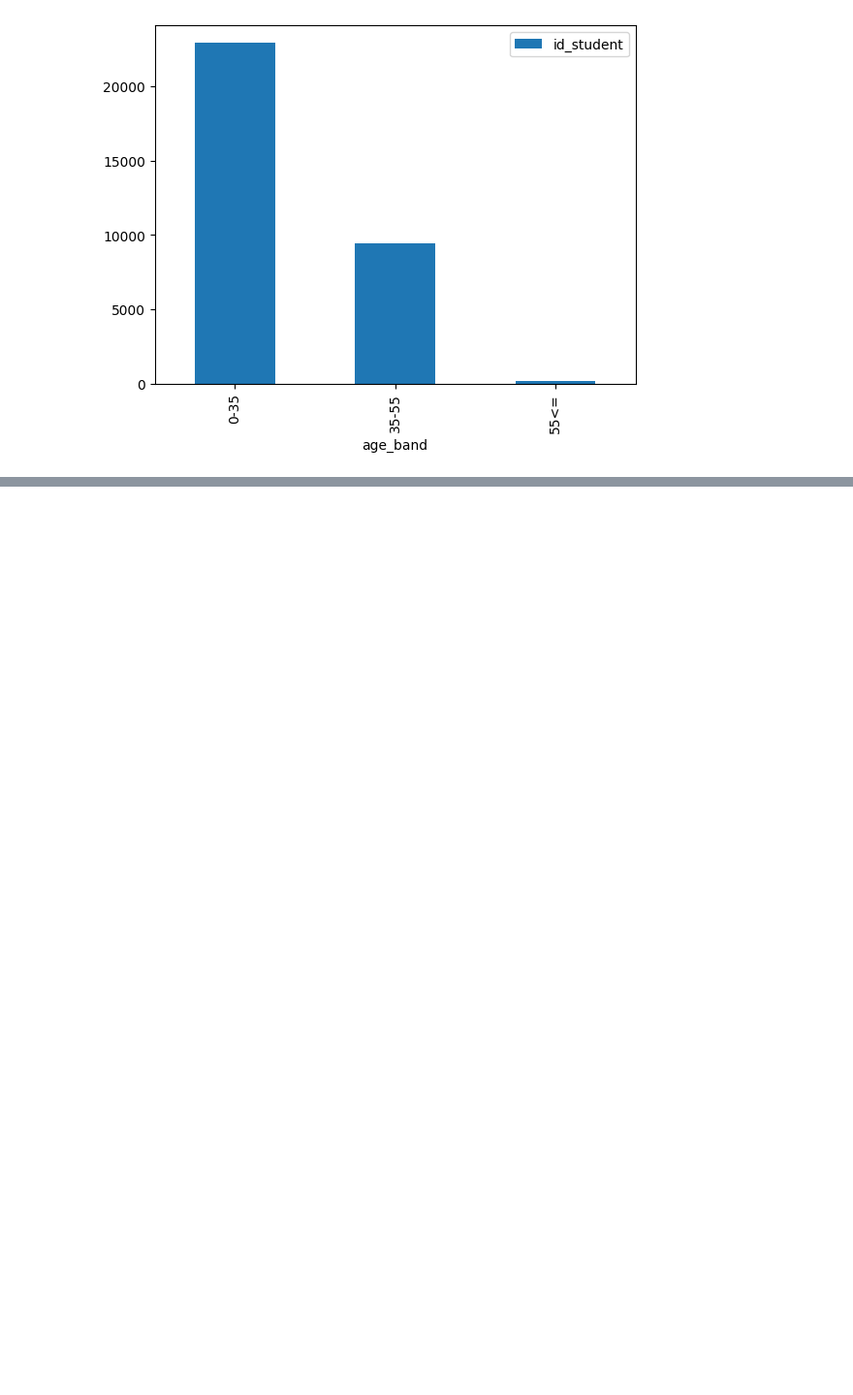
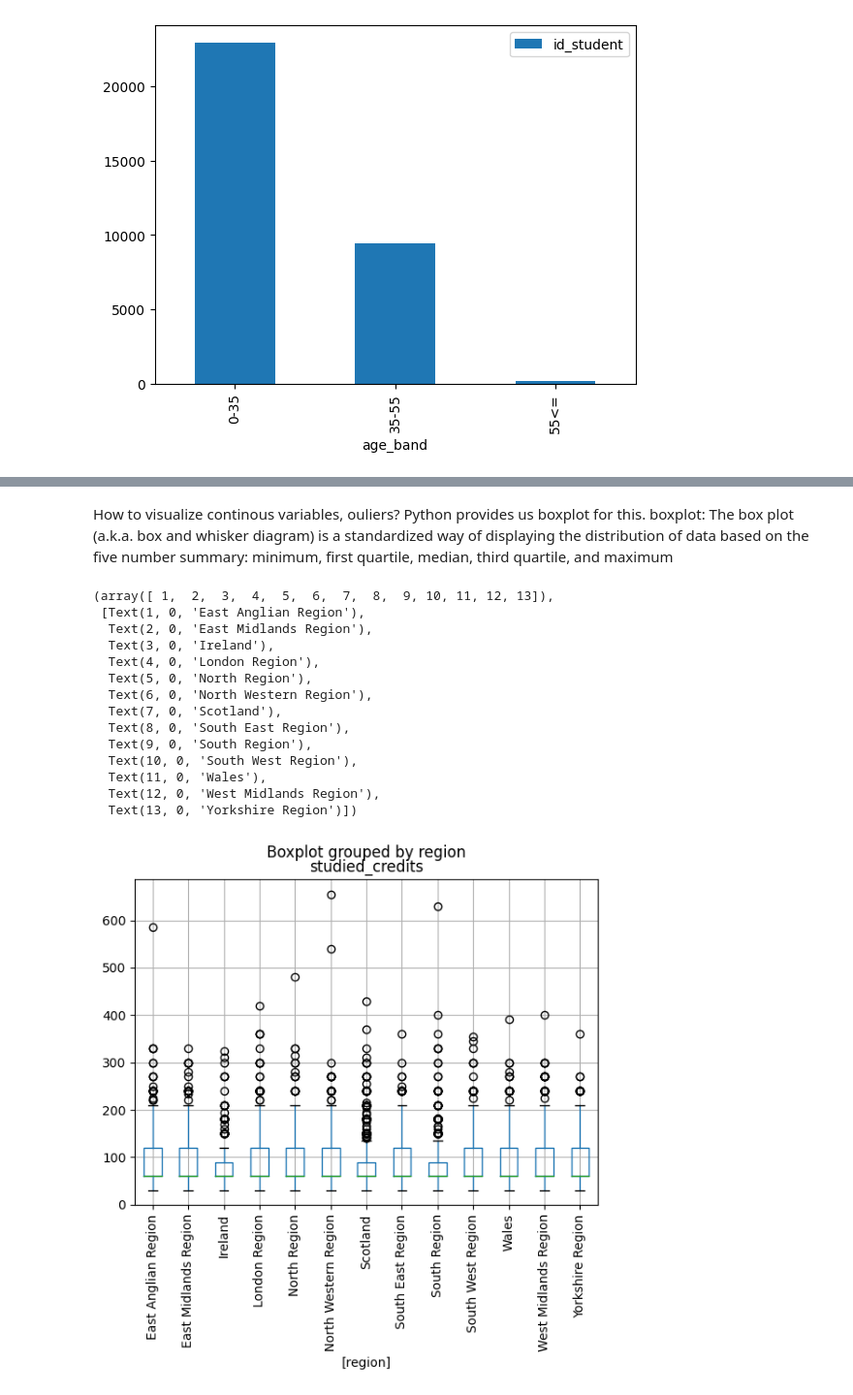
Before and after one commit to Faiz-Hussain650/Faiz_Project-, a Jupyter notebook: Final_Project_Hardware_and_Software.ipynb, the cells around one changed output, grey strips where cells are left out. Shown: that part at 97% size. Drawn from its saved outputs; the diff is of its cells as text; code cells hidden in the pictures; blank space fills up the shorter version.

```diff
--- a/Final_Project_Hardware_and_Software.ipynb
+++ b/Final_Project_Hardware_and_Software.ipynb
@@ -190,0 +207,25 @@ studentInfo_df[['id_student', 'age_band']].groupby(by='age_band').count().plot.b
+# %% [markdown]
+How to visualize continous variables, ouliers?
+Python provides us boxplot for this.
+boxplot: The box plot (a.k.a. box and whisker diagram) is a standardized way of displaying the
+distribution of data based on the five number summary:
+minimum, first quartile, median, third quartile, and maximum
+# %%
+studentInfo_df.drop(['id_student', 'num_of_prev_attempts'], axis=1).boxplot(by = 'region')
+plt.xticks(rotation = 90)    #without this, x-labels overlap
+# %% [output]
+(array([ 1,  2,  3,  4,  5,  6,  7,  8,  9, 10, 11, 12, 13]),
+ [Text(1, 0, 'East Anglian Region'),
+  Text(2, 0, 'East Midlands Region'),
+  Text(3, 0, 'Ireland'),
+  Text(4, 0, 'London Region'),
+  Text(5, 0, 'North Region'),
+  Text(6, 0, 'North Western Region'),
+  Text(7, 0, 'Scotland'),
+  Text(8, 0, 'South East Region'),
+  Text(9, 0, 'South Region'),
+  Text(10, 0, 'South West Region'),
+  Text(11, 0, 'Wales'),
+  Text(12, 0, 'West Midlands Region'),
+  Text(13, 0, 'Yorkshire Region')])
+[figure, added]
```
Also changed, not shown: parts of 4 cells of this notebook.
